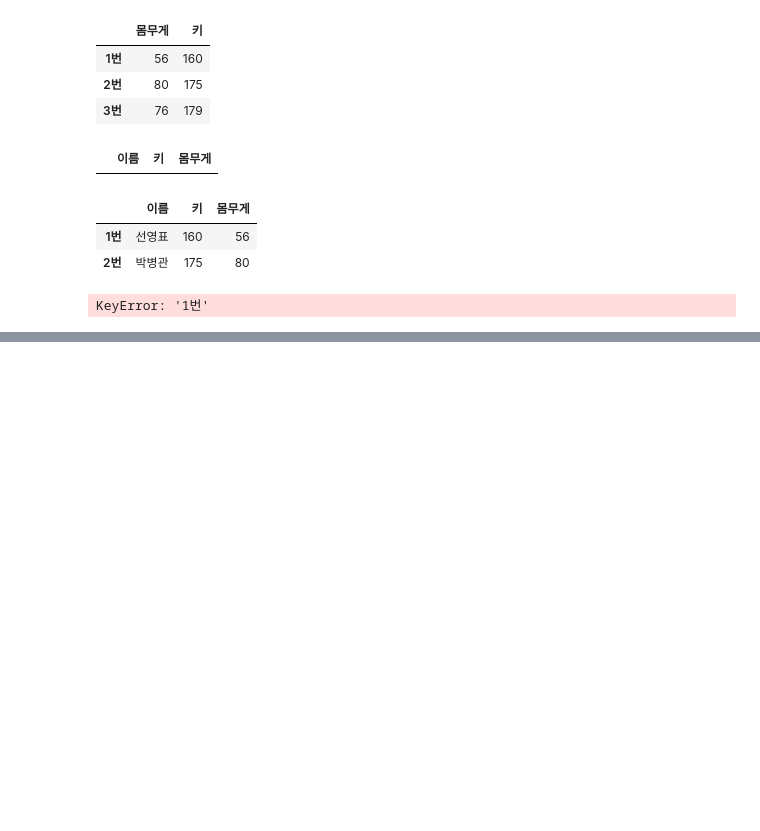
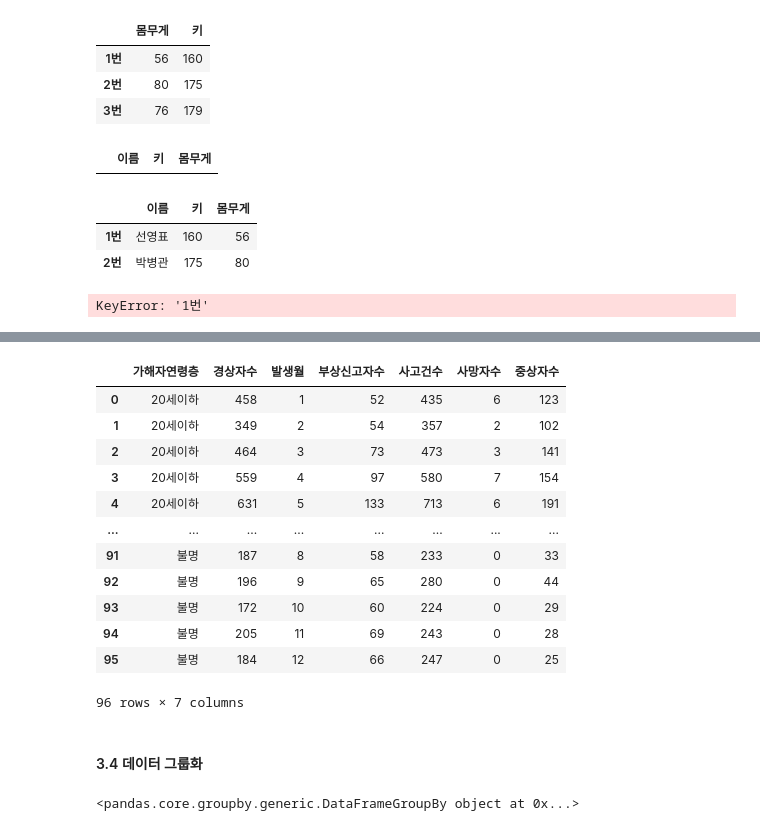
Before and after one commit to anhyunji494/python-basic, a Jupyter notebook: 2. PythonLibrary/ex02 pandas.ipynb, the cells around one changed output, grey strips where cells are left out. Saved outputs shown, nothing was run; the diff lists cells and outputs as text; code cells hidden in the pictures; blank space fills up the shorter version.

```diff
--- a/2. PythonLibrary/ex02 pandas.ipynb
+++ b/2. PythonLibrary/ex02 pandas.ipynb
@@ -223,0 +460,22 @@ KeyError: '1번'
+# %%
+tf22.sort_index(axis=1) # 행이나 열 기준을 axis로 수정 가능
+# %% [output]
+|  | 가해자연령층 | 경상자수 | 발생월 | 부상신고자수 | 사고건수 | 사망자수 | 중상자수 |
+| 0 | 20세이하 | 458 | 1 | 52 | 435 | 6 | 123 |
+| 1 | 20세이하 | 349 | 2 | 54 | 357 | 2 | 102 |
+| 2 | 20세이하 | 464 | 3 | 73 | 473 | 3 | 141 |
+| 3 | 20세이하 | 559 | 4 | 97 | 580 | 7 | 154 |
+| 4 | 20세이하 | 631 | 5 | 133 | 713 | 6 | 191 |
+| ... | ... | ... | ... | ... | ... | ... | ... |
+| 91 | 불명 | 187 | 8 | 58 | 233 | 0 | 33 |
+| 92 | 불명 | 196 | 9 | 65 | 280 | 0 | 44 |
+| 93 | 불명 | 172 | 10 | 60 | 224 | 0 | 29 |
+| 94 | 불명 | 205 | 11 | 69 | 243 | 0 | 28 |
+| 95 | 불명 | 184 | 12 | 66 | 247 | 0 | 25 |
+96 rows × 7 columns
+# %% [markdown]
+#### 3.4 데이터 그룹화
+# %%
+tf22.groupby(by="가해자연령층")
+# %% [output]
+<pandas.core.groupby.generic.DataFrameGroupBy object at 0x...>
```
Also changed, not shown: parts of 48 cells of this notebook, 10 other files.
